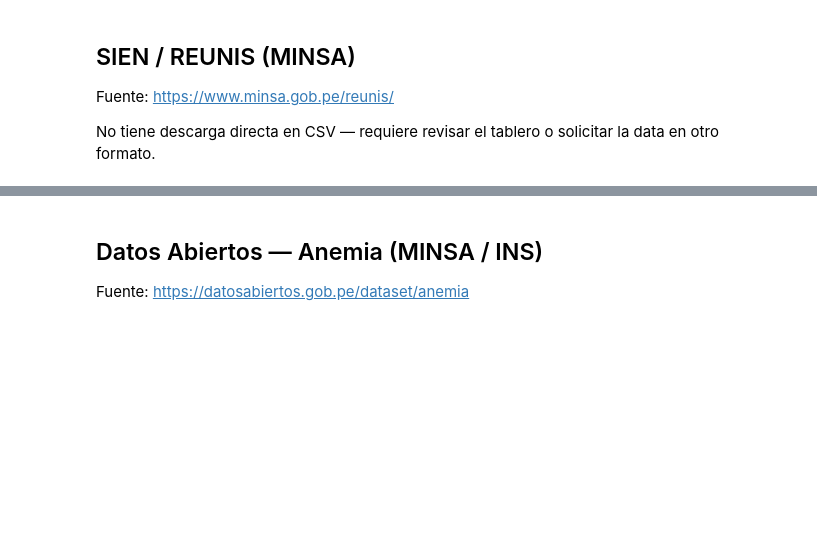
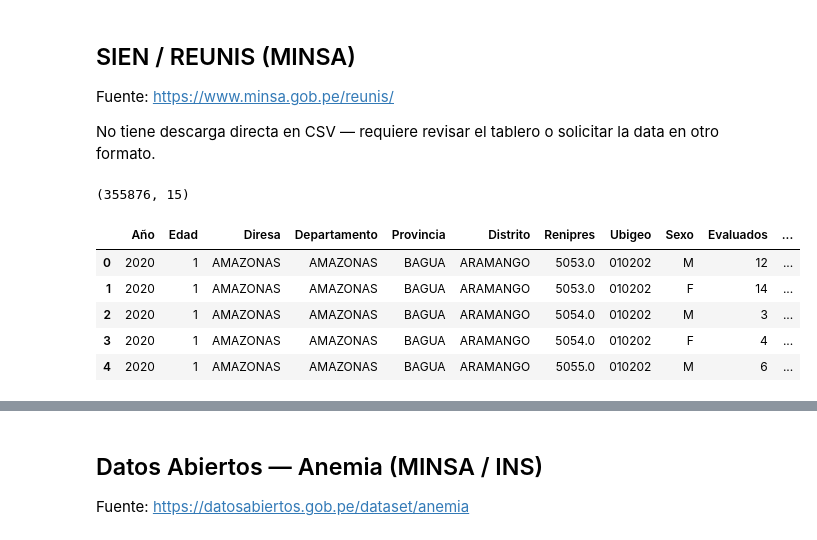
Before and after one commit to isdextre/causal-anemia-model, a Jupyter notebook: notebooks/00_join_ubigeo.ipynb, the cells around one changed output, grey strips where cells are left out. Cells and saved outputs as stored; diff of their text form; code cells hidden in the pictures; blank space fills up the shorter version.

Commit message:
agregar información del SIEN REUNIS

```diff
--- a/notebooks/00_join_ubigeo.ipynb
+++ b/notebooks/00_join_ubigeo.ipynb
@@ -151,8 +232,16 @@ Fuente: https://www.minsa.gob.pe/reunis/
 
 No tiene descarga directa en CSV — requiere revisar el tablero o solicitar la data en otro formato.
 # %%
-ruta_sien = ""  # ej: "data/raw/sien_hisminsa_anemia.csv"
+ruta_sien = "../data/raw/Minsa_reunis_anemia/Trama_Base_Anemia.xlsx"
 
-sien = pd.read_csv(ruta_sien)
+sien = pd.read_excel(ruta_sien, dtype={"Ubigeo": str})
 print(sien.shape)
 sien.head()
+# %% [output]
+(355876, 15)
+|  | Año | Edad | Diresa | Departamento | Provincia | Distrito | Renipres | Ubigeo | Sexo | Evaluados | ... |
+| 0 | 2020 | 1 | AMAZONAS | AMAZONAS | BAGUA | ARAMANGO | 5053.0 | 010202 | M | 12 | ... |
+| 1 | 2020 | 1 | AMAZONAS | AMAZONAS | BAGUA | ARAMANGO | 5053.0 | 010202 | F | 14 | ... |
+| 2 | 2020 | 1 | AMAZONAS | AMAZONAS | BAGUA | ARAMANGO | 5054.0 | 010202 | M | 3 | ... |
+| 3 | 2020 | 1 | AMAZONAS | AMAZONAS | BAGUA | ARAMANGO | 5054.0 | 010202 | F | 4 | ... |
+| 4 | 2020 | 1 | AMAZONAS | AMAZONAS | BAGUA | ARAMANGO | 5055.0 | 010202 | M | 6 | ... |
```
Also changed, not shown: parts of 12 cells of this notebook.
